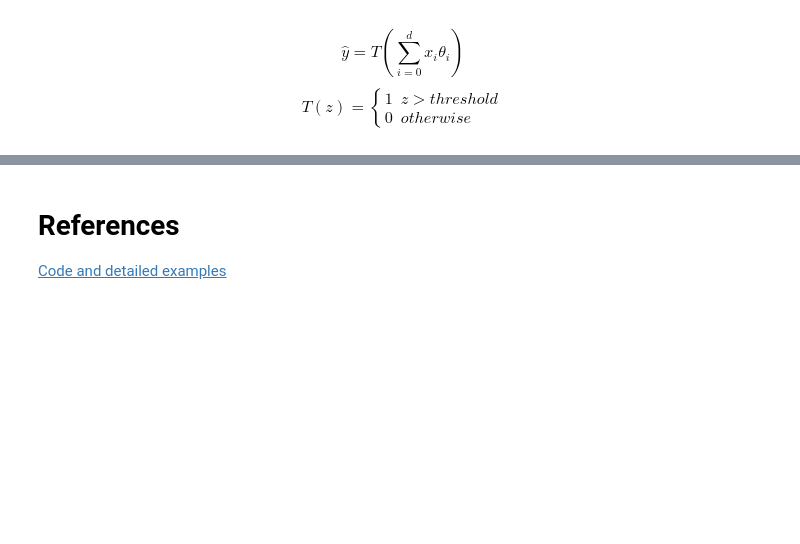
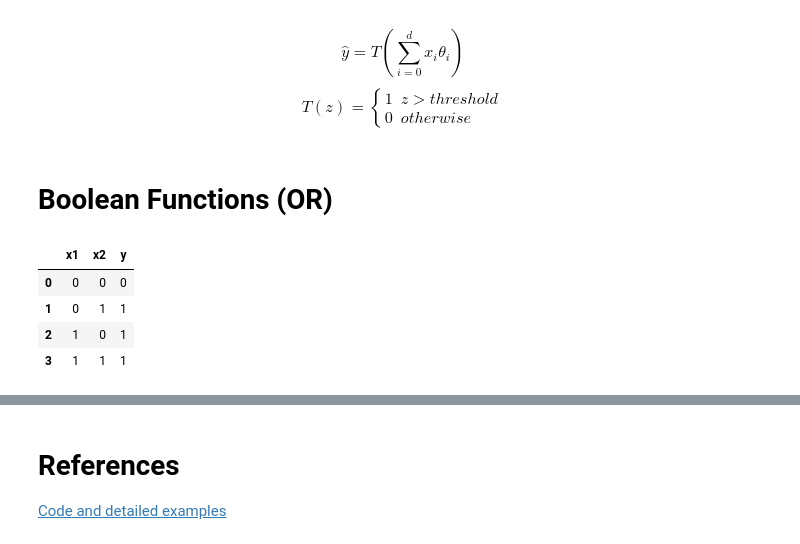
Before and after one commit to jordanott/DeepLearning, a Jupyter notebook: Notebooks/01 Introduction.ipynb, the cells around one changed output, grey strips where cells are left out. Cells and saved outputs as stored; diff of their text form; code cells hidden in the pictures; blank space fills up the shorter version.

```diff
--- a/Notebooks/01 Introduction.ipynb
+++ b/Notebooks/01 Introduction.ipynb
@@ -239,3 +256,14 @@ The code for the above visuals can be found [here](https://github.com/jordanott/
     0 & otherwise
     \end{cases}
 \end{equation}
+# %% [markdown]
+# Boolean Functions (OR)
+# %%
+df = pd.DataFrame([[0,0,0],[0,1,1],[1,0,1],[1,1,1]],columns=['x1','x2','y'])
+df.head()
+# %% [output]
+|  | x1 | x2 | y |
+| 0 | 0 | 0 | 0 |
+| 1 | 0 | 1 | 1 |
+| 2 | 1 | 0 | 1 |
+| 3 | 1 | 1 | 1 |
```
Also changed, not shown: parts of 36 cells of this notebook, 3 other files.
